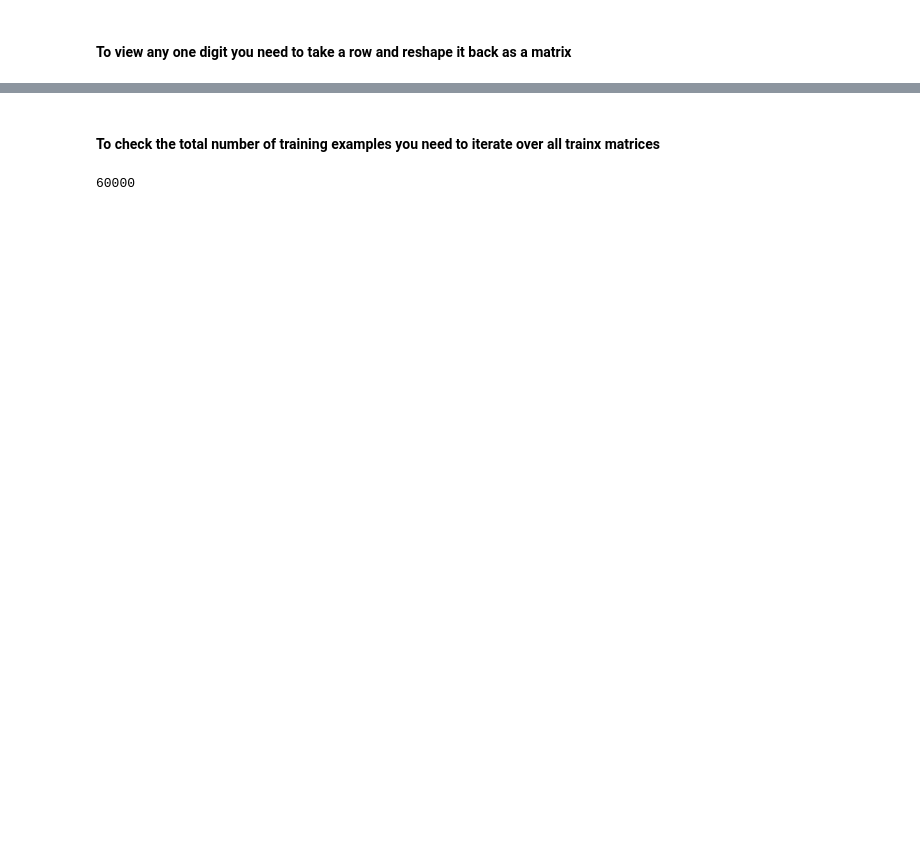
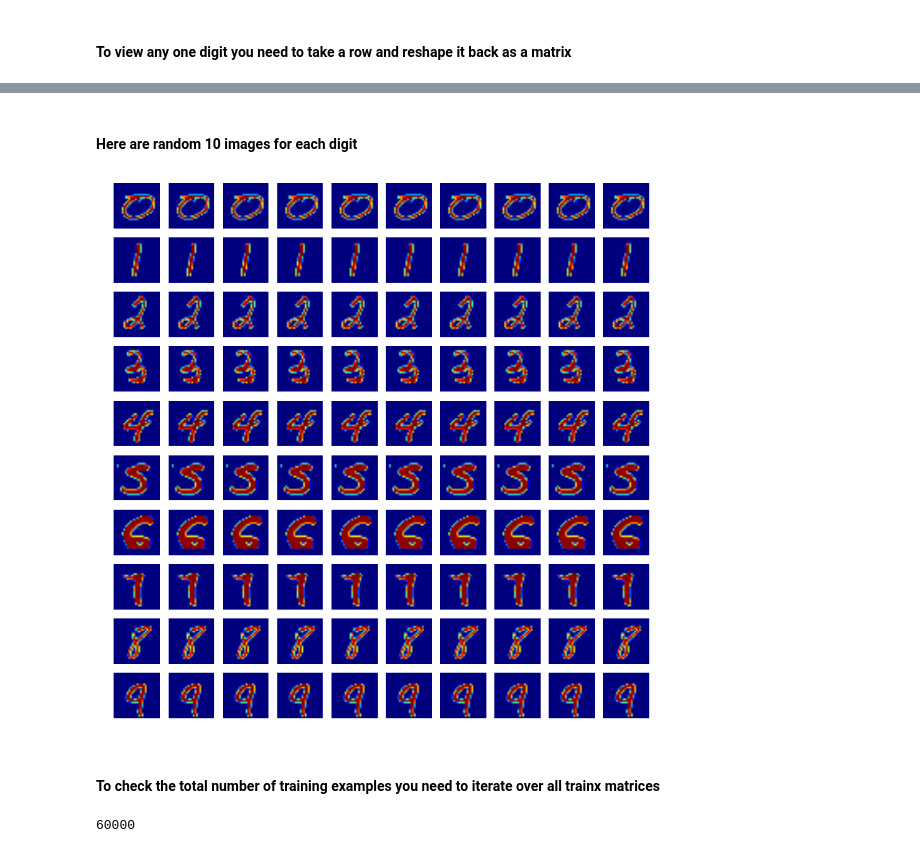
Before and after one commit to ubdsgroup/mlcourse-ub-notebooks, a Jupyter notebook: notebooks/ProgrammingAssignment1.ipynb, the cells around one changed output, grey strips where cells are left out. Saved outputs shown, nothing was run; the diff lists cells and outputs as text; code cells hidden in the pictures; blank space fills up the shorter version.

```diff
--- a/notebooks/ProgrammingAssignment1.ipynb
+++ b/notebooks/ProgrammingAssignment1.ipynb
@@ -60,3 +60,19 @@ for i in range(100):
+# %% [markdown]
+#### Here are random 10 images for each digit
+# %%
+fig = plt.figure(figsize=(12,12))
+for i in range(10):
+    trainx = mat.get('train'+str(i))
+    s = random.sample(range(trainx.shape[0]),10)
+    for j in range(10):
+        plt.subplot(10,10,10*i+j+1)
+        row = trainx[s[i],:]
+        # note that each row is a flattened image
+        # we first reshape it to a 28x28 matrix
+        plt.imshow(np.reshape(row,((28,28))))
+        plt.axis('off')
+# %% [output]
+[figure, added]
 # %% [markdown]
 #### To check the total number of training examples you need to iterate over all trainx matrices
 # %%
```
Also changed, not shown: parts of 2 cells of this notebook.
